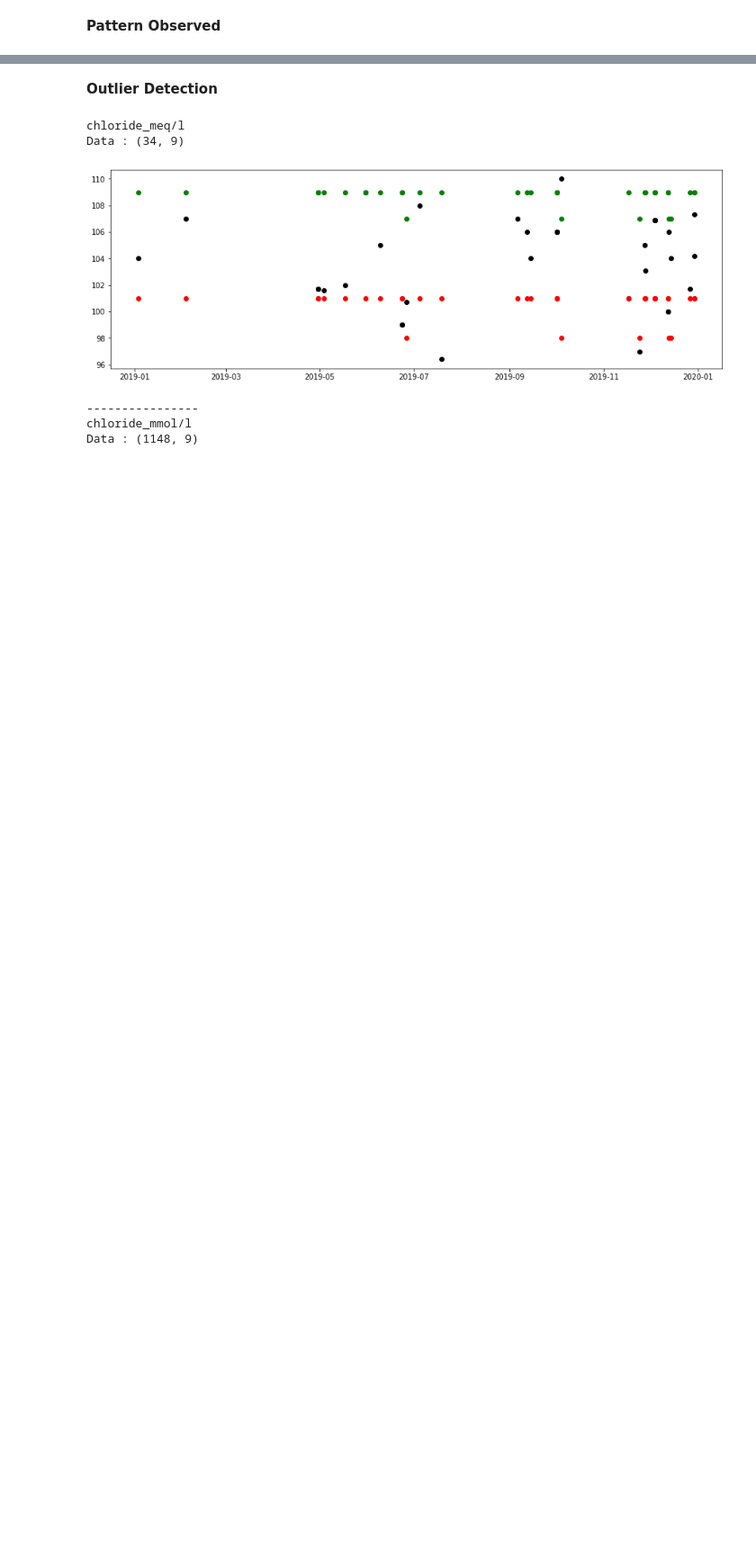
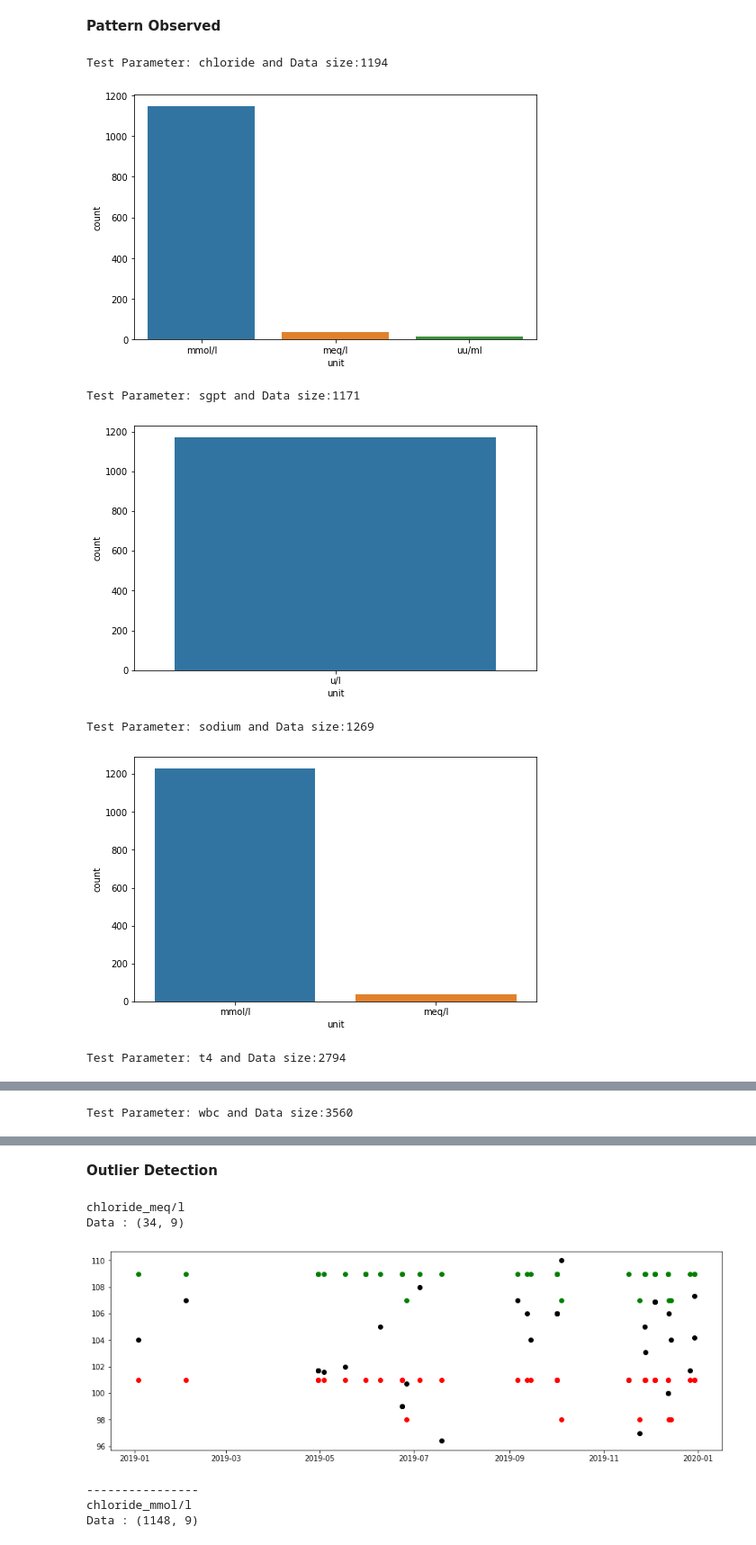
Before and after one commit to kashy750/projects, a Jupyter notebook: hematology_project/Visualization.ipynb, the cells around one changed output, grey strips where cells are left out. Shown at 90% size. Drawn from its saved outputs; the diff is of its cells as text; code cells hidden in the pictures; blank space fills up the shorter version.

```diff
--- a/hematology_project/Visualization.ipynb
+++ b/hematology_project/Visualization.ipynb
@@ -112,3 +113,17 @@ profile
 [interactive output not drawn]
 # %% [markdown]
 **Pattern Observed**
+# %%
+for eachParamUnit, eachDf in df_filtered.groupby("standard_lab_parameter_name"):
+    print("Test Parameter: {} and Data size:{}".format(eachParamUnit, len(eachDf)))
+    plt.figure(figsize=(8,5))
+    sns.countplot(data = eachDf, x = 'unit')
+    plt.show()
+# %% [output]
+Test Parameter: chloride and Data size:1194
+[figure, added]
+Test Parameter: sgpt and Data size:1171
+[figure, added]
+Test Parameter: sodium and Data size:1269
+[figure, added]
+Test Parameter: t4 and Data size:2794
@@ -114,0 +131 @@ profile
+Test Parameter: wbc and Data size:3560
```
Also changed, not shown: parts of 5 cells of this notebook.
